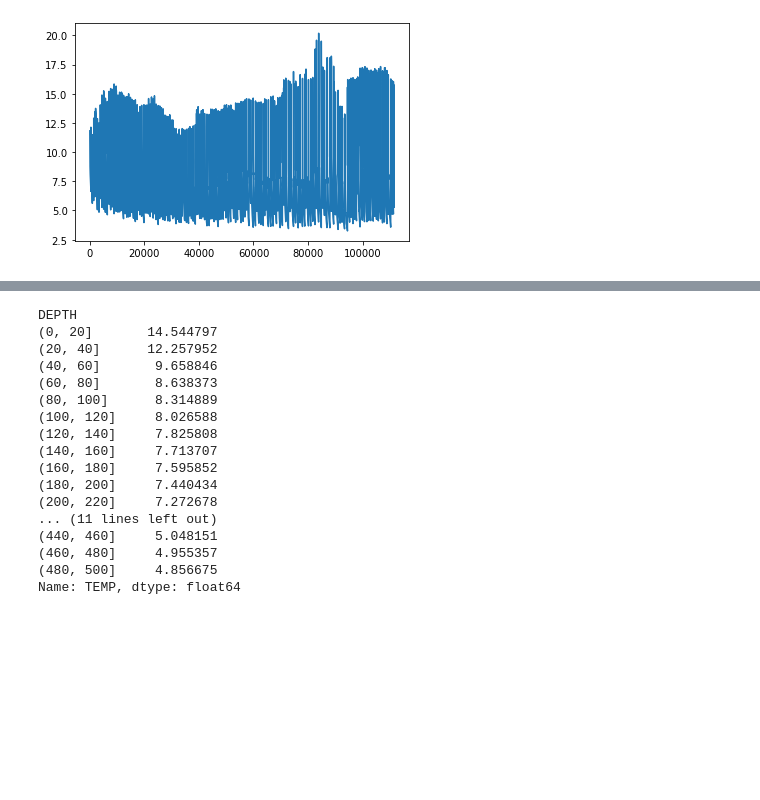
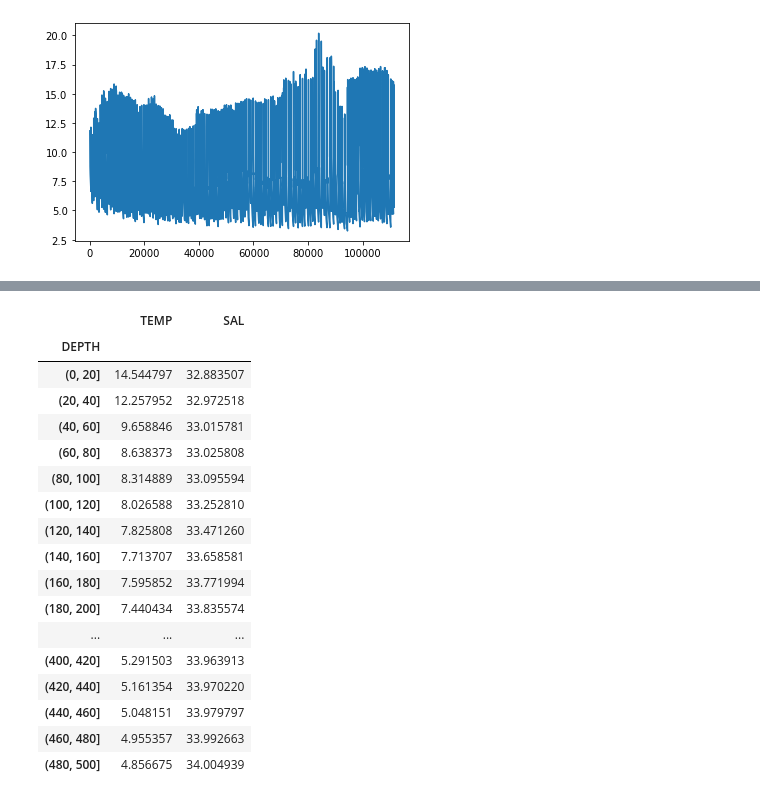
Before and after one commit to adityarn/MAR440_PythonModule, a Jupyter notebook: 03_Pandas.ipynb, the cells around one changed output, grey strips where cells are left out. Cells and saved outputs as stored; diff of their text form; code cells hidden in the pictures; blank space fills up the shorter version.

```diff
--- a/03_Pandas.ipynb
+++ b/03_Pandas.ipynb
@@ -350,20 +346,21 @@ Name: DEPTH, dtype: float64
 # %%
-meop.groupby(pd.cut(meop.DEPTH, np.arange(0, 501, 20) ))["TEMP"].mean()
+meop.groupby(pd.cut(meop.DEPTH, np.arange(0, 501, 20) ))[["TEMP", "SAL"]].mean()
 # %% [output]
-DEPTH
-(0, 20]       14.544797
-(20, 40]      12.257952
-(40, 60]       9.658846
-(60, 80]       8.638373
-(80, 100]      8.314889
-(100, 120]     8.026588
-(120, 140]     7.825808
-(140, 160]     7.713707
-(160, 180]     7.595852
-(180, 200]     7.440434
-(200, 220]     7.272678
-... (11 lines left out)
-(440, 460]     5.048151
-(460, 480]     4.955357
-(480, 500]     4.856675
-Name: TEMP, dtype: float64
+|  | TEMP | SAL |
+| DEPTH |  |  |
+| (0, 20] | 14.544797 | 32.883507 |
+| (20, 40] | 12.257952 | 32.972518 |
+| (40, 60] | 9.658846 | 33.015781 |
+| (60, 80] | 8.638373 | 33.025808 |
+| (80, 100] | 8.314889 | 33.095594 |
+| (100, 120] | 8.026588 | 33.252810 |
+| (120, 140] | 7.825808 | 33.471260 |
+| (140, 160] | 7.713707 | 33.658581 |
+| (160, 180] | 7.595852 | 33.771994 |
+| (180, 200] | 7.440434 | 33.835574 |
+| ... | ... | ... |
+| (400, 420] | 5.291503 | 33.963913 |
+| (420, 440] | 5.161354 | 33.970220 |
+| (440, 460] | 5.048151 | 33.979797 |
+| (460, 480] | 4.955357 | 33.992663 |
+| (480, 500] | 4.856675 | 34.004939 |
```
Also changed, not shown: parts of 5 cells of this notebook.
